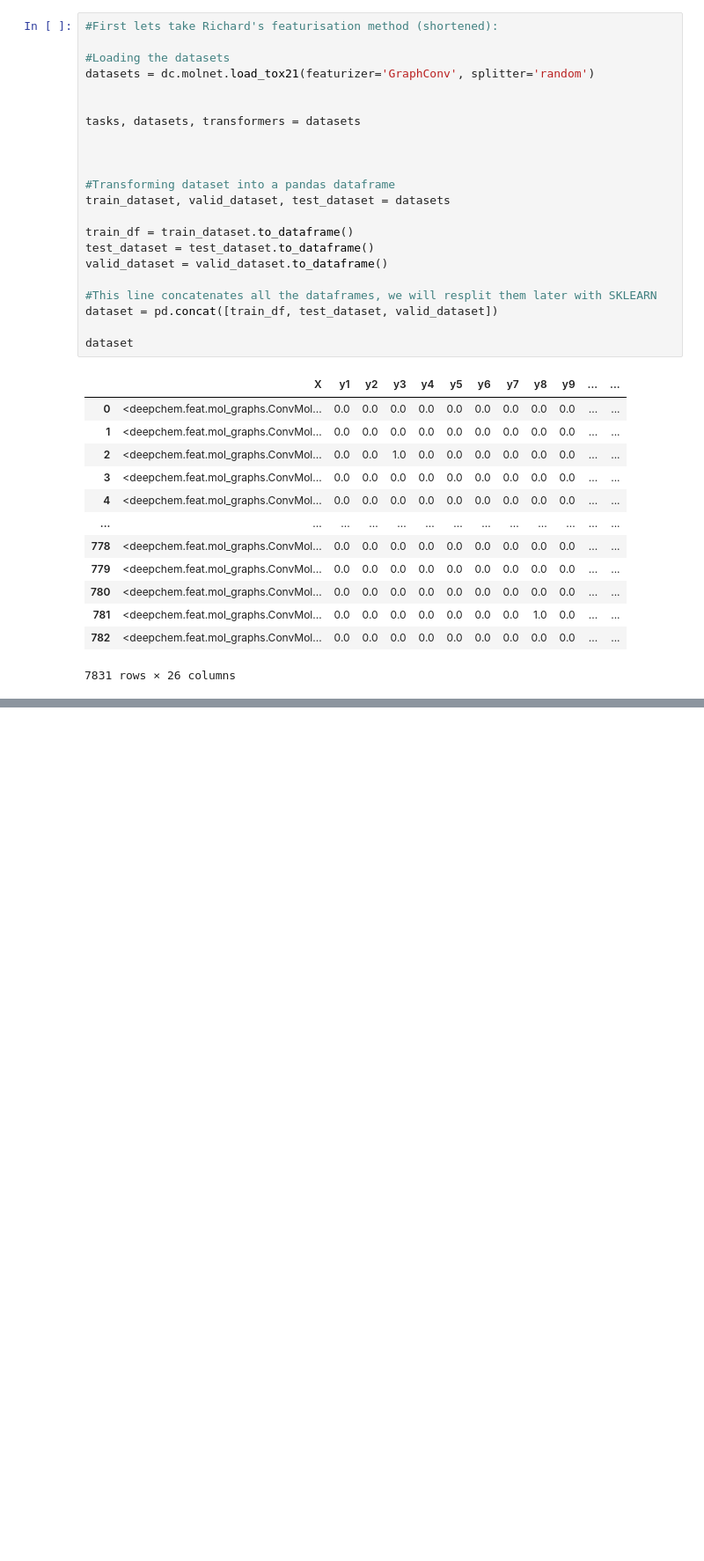
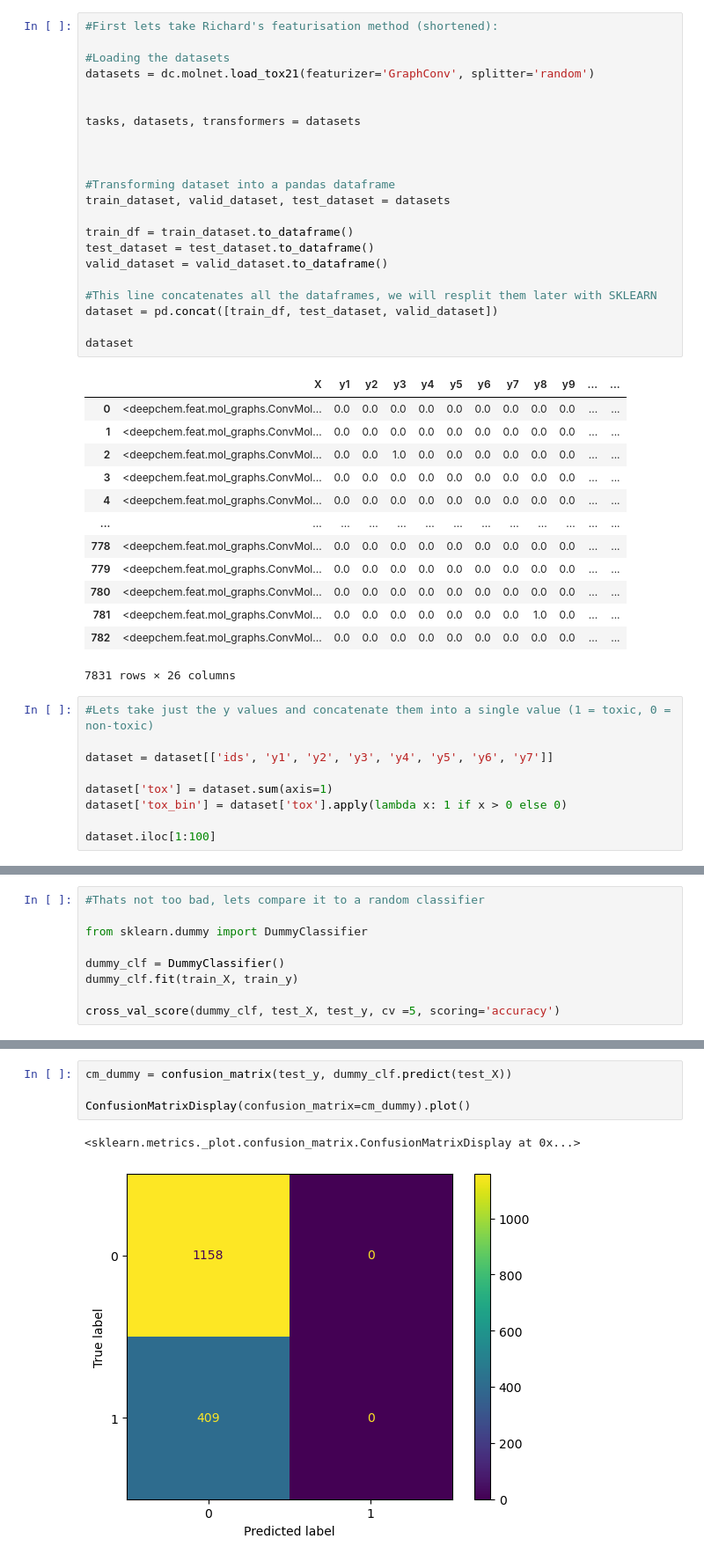
Before and after one commit to Willjterwright/grpA, a Jupyter notebook: Ensemble learning.ipynb, the cells around one changed output, grey strips where cells are left out. Shown at 88% size. Saved outputs shown, nothing was run; the diff lists cells and outputs as text; blank space fills up the shorter version.

```diff
--- a/Ensemble learning.ipynb
+++ b/Ensemble learning.ipynb
@@ -57,3 +58,12 @@ dataset
 | 781 | <deepchem.feat.mol_graphs.ConvMol... | 0.0 | 0.0 | 0.0 | 0.0 | 0.0 | 0.0 | 0.0 | 1.0 | 0.0 | ... | ... |
 | 782 | <deepchem.feat.mol_graphs.ConvMol... | 0.0 | 0.0 | 0.0 | 0.0 | 0.0 | 0.0 | 0.0 | 0.0 | 0.0 | ... | ... |
 7831 rows × 26 columns
+# %%
+#Lets take just the y values and concatenate them into a single value (1 = toxic, 0 = non-toxic)
+
+dataset = dataset[['ids', 'y1', 'y2', 'y3', 'y4', 'y5', 'y6', 'y7']]
+
+dataset['tox'] = dataset.sum(axis=1)
+dataset['tox_bin'] = dataset['tox'].apply(lambda x: 1 if x > 0 else 0)
+
+dataset.iloc[1:100]
@@ -59,0 +309,9 @@ dataset
+# %%
+#Thats not too bad, lets compare it to a random classifier
+
+from sklearn.dummy import DummyClassifier
+
+dummy_clf = DummyClassifier()
+dummy_clf.fit(train_X, train_y)
+
+cross_val_score(dummy_clf, test_X, test_y, cv =5, scoring='accuracy')
@@ -59,0 +332,7 @@ dataset
+# %%
+cm_dummy = confusion_matrix(test_y, dummy_clf.predict(test_X))
+
+ConfusionMatrixDisplay(confusion_matrix=cm_dummy).plot()
+# %% [output]
+<sklearn.metrics._plot.confusion_matrix.ConfusionMatrixDisplay at 0x...>
+[figure, added]
```
Also changed, not shown: parts of 42 cells of this notebook.
